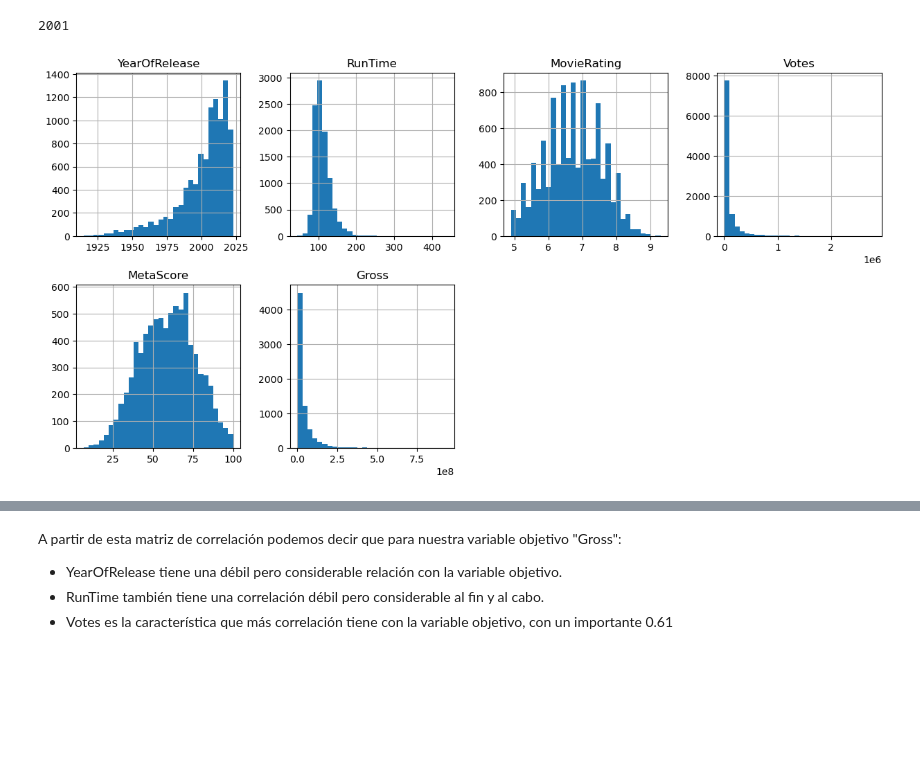
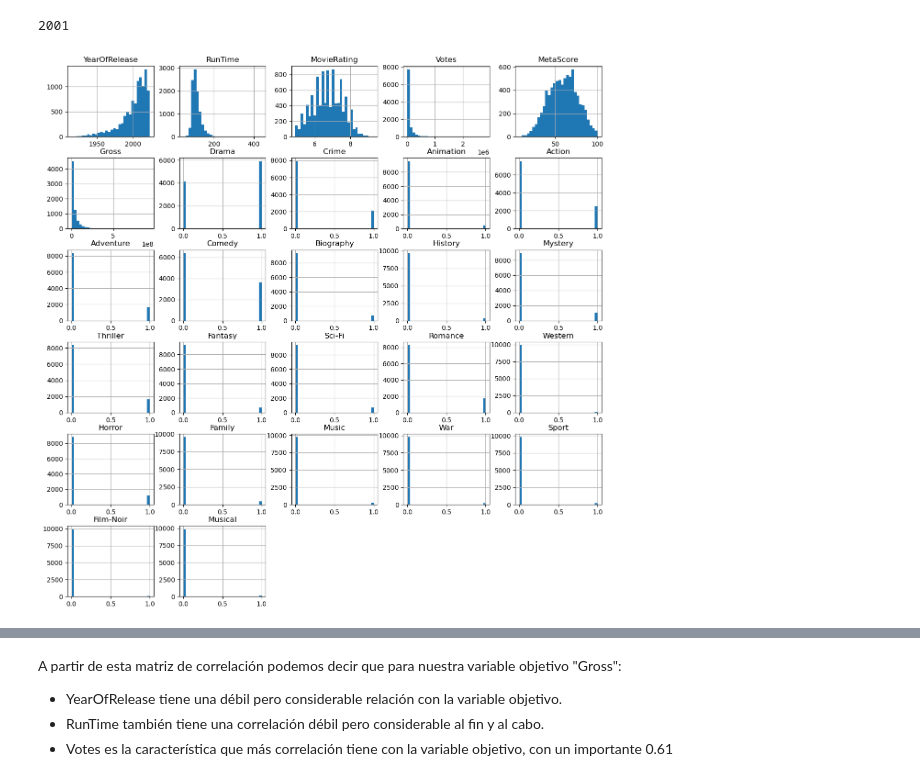
Before and after one commit to pablo11-exe/Talleres-ML, a Jupyter notebook: Taller2.ipynb, the cells around one changed output, grey strips where cells are left out. Saved outputs shown, nothing was run; the diff lists cells and outputs as text; code cells hidden in the pictures; blank space fills up the shorter version.

```diff
--- a/Taller2.ipynb
+++ b/Taller2.ipynb
@@ -25,14 +26,3 @@ df[df['YearOfRelease']>2000].sort_values(by=['YearOfRelease','MovieRating'], asc
 6439 rows × 12 columns
 # %% [markdown]
 # Catégorias
-# %%
-genres=[]
-
-for item in df['Genre']:
-    item=item.strip('[').strip(']')
-    [genres.append(genre.replace("' ","'").replace("'","").strip(" ")) for genre in item.split(',')]
-genres=pd.Series(genres)
-genres,frequency=np.unique(genres,return_counts=True)
-
-for i in range(len(genres)):
-    print(genres[i], frequency[i])
@@ -56,0 +29,31 @@ Western 112
+# %%
+genres=[]
+# esta parte es compleja ya que aveces pandas no reconoce la lista como tal sino como string, por ende esta parte lo que hace modificar el valor si es un string a una lista, en caso contrario no hace nada
+def modificar_fila(item):
+    if isinstance(item, str):
+        item=literal_eval(item)
+        item=[genre.replace("' ","'").replace("'","").strip(" ") for genre in item]
+        recolectar_generos(item)
+        return item
+    else :
+        item=[genre.replace("' ","'").replace("'","").strip(" ") for genre in item]
+        recolectar_generos(item)
+        return item
+# sirve para recolectar los generos en un array y agregar estos generos al df
+def recolectar_generos(item):
+    for genre in item:
+        if genre not in genres:
+            genres.append(genre)
+            df[genre]=pd.Series(dtype=bool)
+            df[genre]=df[genre].fillna(0)
+
+# coloca 1 en caso de la pelicula pertenezca a ese genero
+def set_genre_per_movie(row):
+    genres_per_movie=row['Genre']
+    for genre in genres_per_movie:
+        row[genre]=1
+    return row
+
+df['Genre'] = df['Genre'].apply(modificar_fila)
+df=df.apply(set_genre_per_movie,axis=1)
+print(df[['MovieName', 'Genre','Drama']])
@@ -221,9 +242,9 @@ int(df['YearOfRelease'].mean())
 # %% [output]
 2001
 # %%
-df.hist(bins=30, figsize=(15, 15), layout=(4, 4))
+df.hist(bins=30, figsize=(15, 15))
 plt.show()
 # %% [output]
-[figure, old version]
+[figure, new version]
 # %%
 corr_matrix = df.corr()
```
Also changed, not shown: parts of 15 cells of this notebook.
